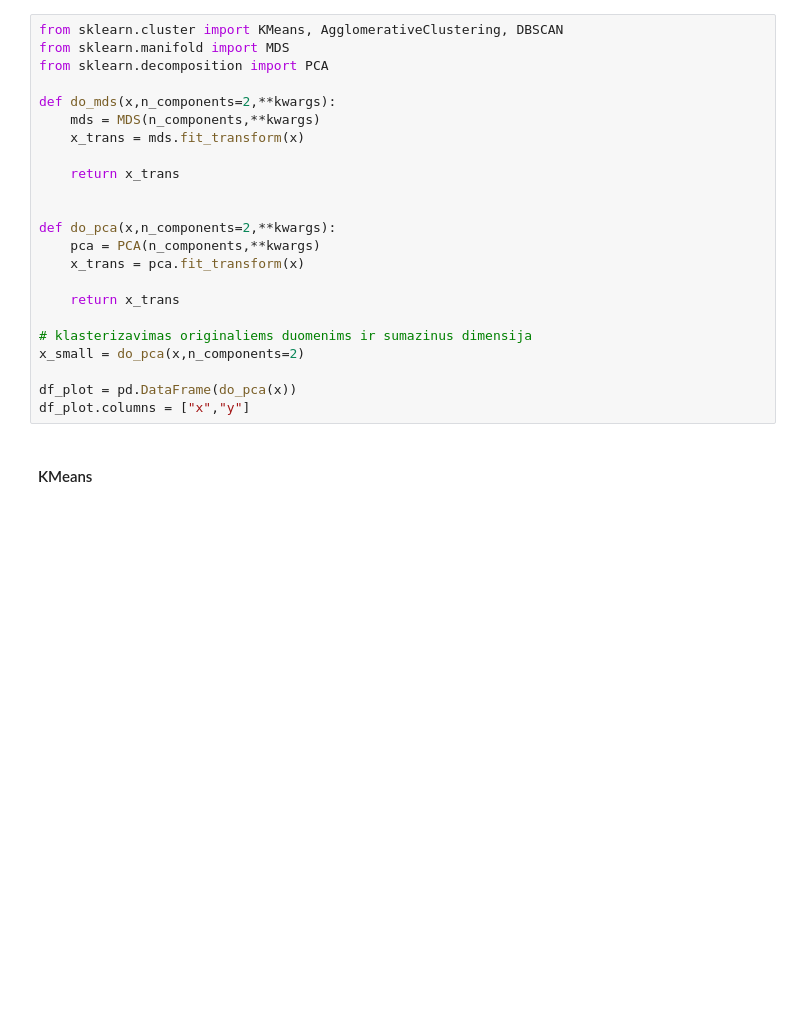
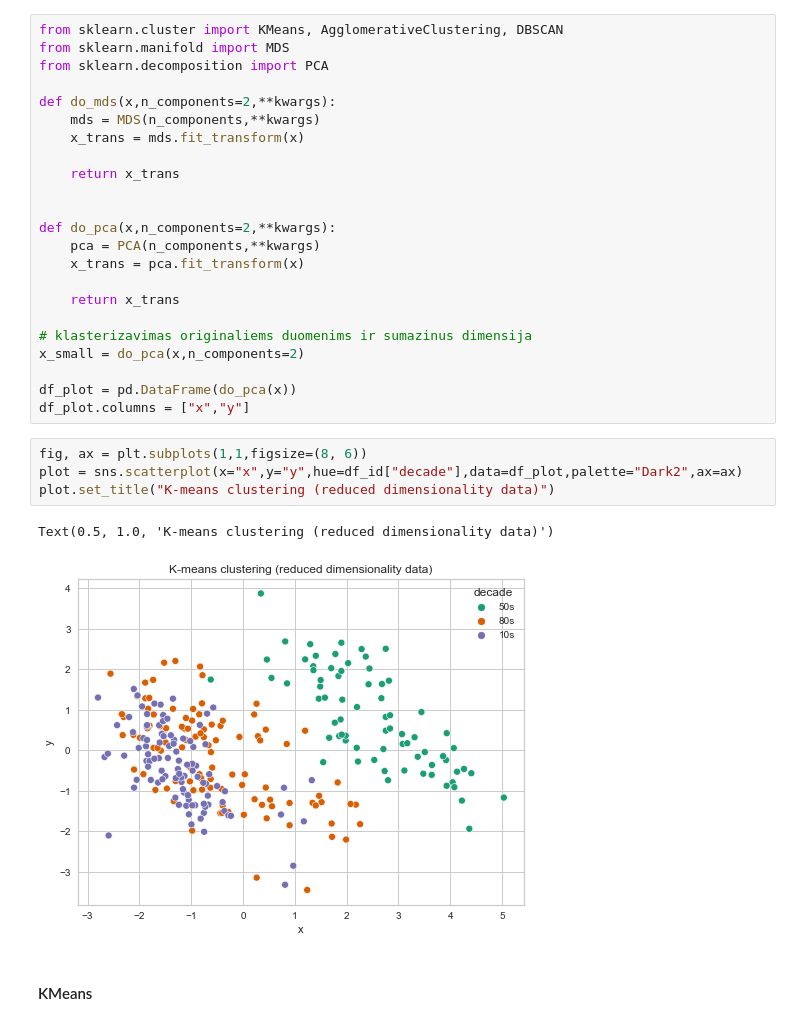
Before and after one commit to dovmar/PDVS, a Jupyter notebook: Lab_3/Lab-3.ipynb, the cells around one changed output. Saved outputs shown, nothing was run; the diff lists cells and outputs as text; blank space fills up the shorter version.

```diff
--- a/Lab_3/Lab-3.ipynb
+++ b/Lab_3/Lab-3.ipynb
@@ -49,6 +49,13 @@ x_small = do_pca(x,n_components=2)
 
 df_plot = pd.DataFrame(do_pca(x))
 df_plot.columns = ["x","y"]
+# %%
+fig, ax = plt.subplots(1,1,figsize=(8, 6))
+plot = sns.scatterplot(x="x",y="y",hue=df_id["decade"],data=df_plot,palette="Dark2",ax=ax)
+plot.set_title("K-means clustering (reduced dimensionality data)")
+# %% [output]
+Text(0.5, 1.0, 'K-means clustering (reduced dimensionality data)')
+[figure, added]
 # %% [markdown]
 #### KMeans
 # %%
```
Also changed, not shown: parts of 13 cells of this notebook, 7 other files.
